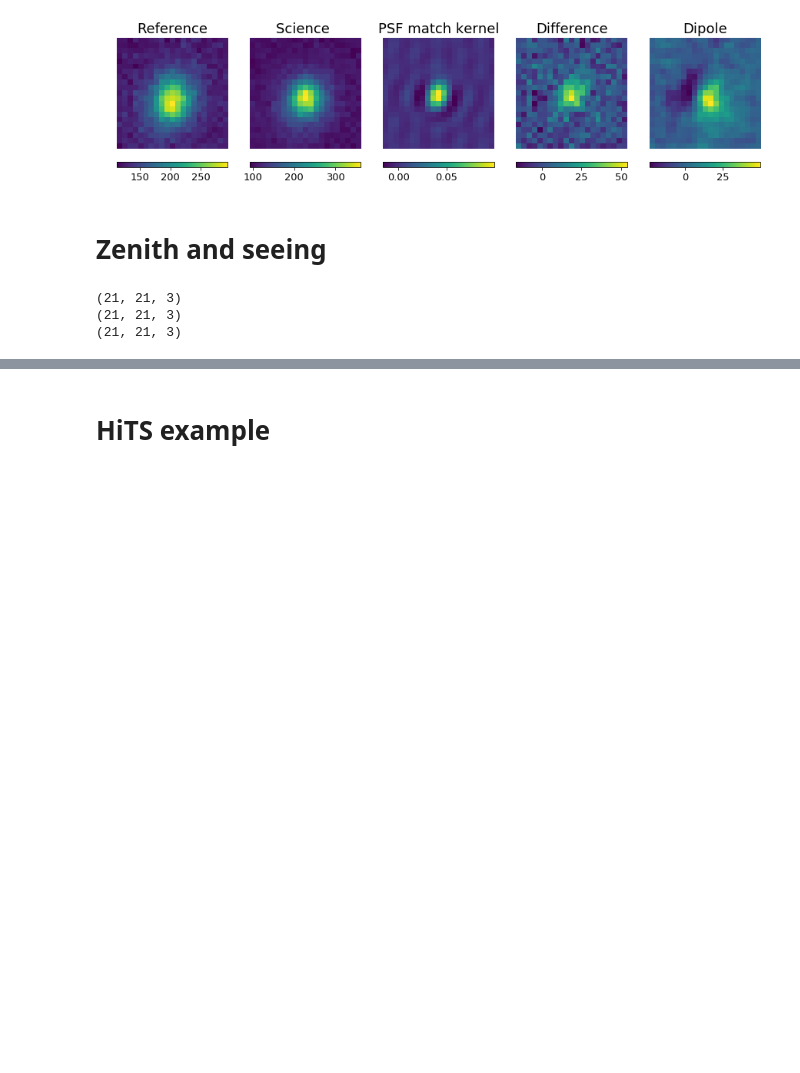
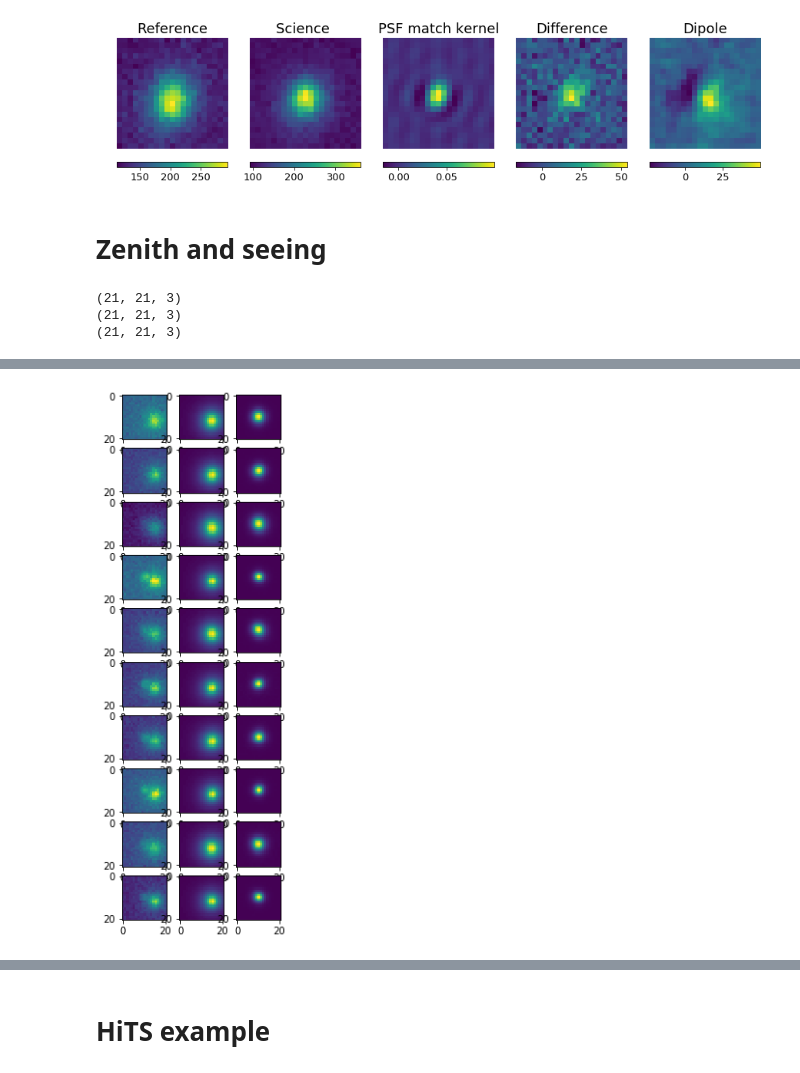
Before and after one commit to rodrigcd/thesis_plots, a Jupyter notebook: Chapter_2_astronomy.ipynb, the cells around one changed output, grey strips where cells are left out. Drawn from its saved outputs; the diff is of its cells as text; code cells hidden in the pictures; blank space fills up the shorter version.

```diff
--- a/Chapter_2_astronomy.ipynb
+++ b/Chapter_2_astronomy.ipynb
@@ -479,0 +482,7 @@ plt.show()
+# %%
+TypeIa = np.load("data/Hsiao_custom_2000_lc.pkl")["custom_field"]
+TypeII = np.load("data/moriya_custom_2000_lc.pkl")["custom_field"]
+
+#print(TypeIa["custom_field"][:3])
+curve_selection = {"Type Ia": {"index": 2, "xlim": [52775, 52925], "ylim": [25, 18], "curves": TypeIa, "offset": -1},
+                  "Type II": {"index": 14, "xlim": [52750, 52900], "ylim": [25, 18], "curves": TypeII, "offset": -1}}
@@ -479,0 +541,10 @@ plt.show()
+# %%
+plot_indexes = np.where(np.logical_and(sampled_curve["x"]<52820, sampled_curve["x"]>52755))[0]
+
+counts_for_image = {"g": sampled_curve["y"][plot_indexes][np.newaxis, ...]}
+seeing = {"g": np.random.normal(loc=4, scale=0.5, size=len(plot_indexes))}
+sky_counts = {"g": np.random.normal(loc=100, scale=20, size=len(plot_indexes))}
+zero_point = {"g": np.ones(len(plot_indexes))*24.5}
+redshift=0.2
+with_galaxy=True
+exp_time = {"g": np.ones(len(plot_indexes))*86.0}
@@ -479,0 +567,9 @@ plt.show()
+# %%
+f, ax = plt.subplots(image["g"].shape[2], 3, figsize=(3, 10))
+for i in range(image["g"].shape[2]):
+    ax[i, 0].imshow(image["g"][..., i], vmin=np.amin(image["g"]), vmax=np.amax(image["g"]))
+    ax[i, 1].imshow(gal_image["g"][..., i])
+    ax[i, 2].imshow(psf["g"][..., i])
+plt.show()
+# %% [output]
+[figure, added]
```
Also changed, not shown: parts of 12 cells of this notebook, 7 other files.
